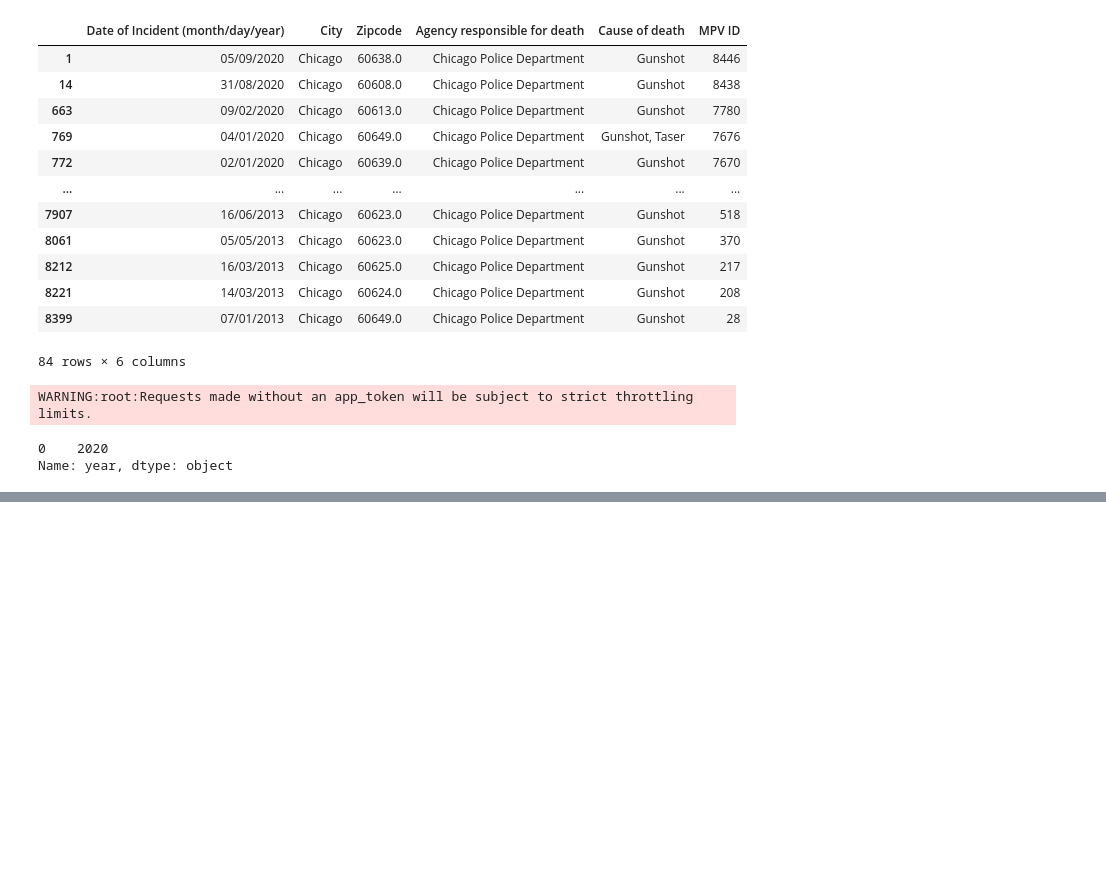
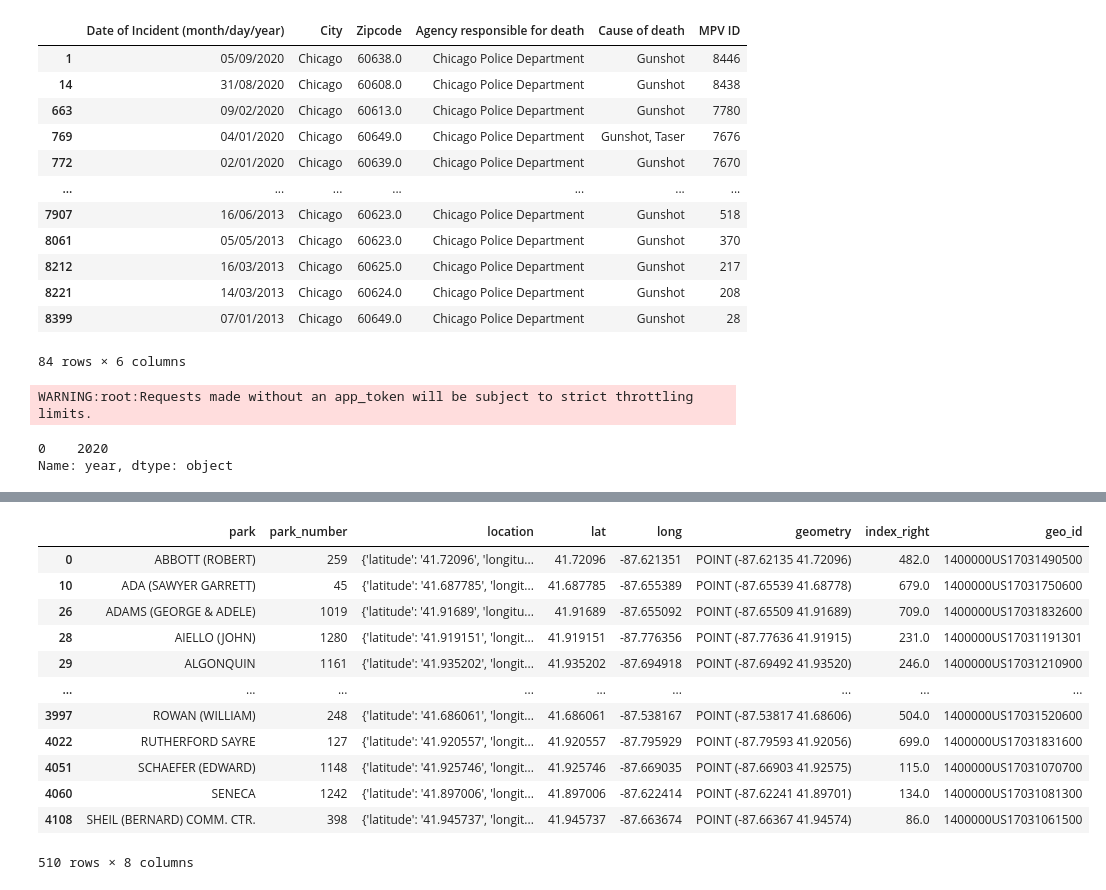
Before and after one commit to mihirbhaskar/chicago-complaints, a Jupyter notebook: additional predictors_Chicago open data.ipynb, the cells around one changed output, grey strips where cells are left out. Saved outputs shown, nothing was run; the diff lists cells and outputs as text; code cells hidden in the pictures; blank space fills up the shorter version.

```diff
--- a/additional predictors_Chicago open data.ipynb
+++ b/additional predictors_Chicago open data.ipynb
@@ -356,0 +389,21 @@ Name: year, dtype: object
+# %%
+gdf_parks = gpd.GeoDataFrame(
+    parks, geometry=gpd.points_from_xy(parks.long, parks.lat), crs = 'epsg:4326')
+
+parks_acs = gpd.sjoin(gdf_parks, gdf_acs[['geo_id','geometry']], how='left' )
+
+parks_acs
+# %% [output]
+|  | park | park_number | location | lat | long | geometry | index_right | geo_id |
+| 0 | ABBOTT (ROBERT) | 259 | {'latitude': '41.72096', 'longitu... | 41.72096 | -87.621351 | POINT (-87.62135 41.72096) | 482.0 | 1400000US17031490500 |
+| 10 | ADA (SAWYER GARRETT) | 45 | {'latitude': '41.687785', 'longit... | 41.687785 | -87.655389 | POINT (-87.65539 41.68778) | 679.0 | 1400000US17031750600 |
+| 26 | ADAMS (GEORGE & ADELE) | 1019 | {'latitude': '41.91689', 'longitu... | 41.91689 | -87.655092 | POINT (-87.65509 41.91689) | 709.0 | 1400000US17031832600 |
+| 28 | AIELLO (JOHN) | 1280 | {'latitude': '41.919151', 'longit... | 41.919151 | -87.776356 | POINT (-87.77636 41.91915) | 231.0 | 1400000US17031191301 |
+| 29 | ALGONQUIN | 1161 | {'latitude': '41.935202', 'longit... | 41.935202 | -87.694918 | POINT (-87.69492 41.93520) | 246.0 | 1400000US17031210900 |
+| ... | ... | ... | ... | ... | ... | ... | ... | ... |
+| 3997 | ROWAN (WILLIAM) | 248 | {'latitude': '41.686061', 'longit... | 41.686061 | -87.538167 | POINT (-87.53817 41.68606) | 504.0 | 1400000US17031520600 |
+| 4022 | RUTHERFORD SAYRE | 127 | {'latitude': '41.920557', 'longit... | 41.920557 | -87.795929 | POINT (-87.79593 41.92056) | 699.0 | 1400000US17031831600 |
+| 4051 | SCHAEFER (EDWARD) | 1148 | {'latitude': '41.925746', 'longit... | 41.925746 | -87.669035 | POINT (-87.66903 41.92575) | 115.0 | 1400000US17031070700 |
+| 4060 | SENECA | 1242 | {'latitude': '41.897006', 'longit... | 41.897006 | -87.622414 | POINT (-87.62241 41.89701) | 134.0 | 1400000US17031081300 |
+| 4108 | SHEIL (BERNARD) COMM. CTR. | 398 | {'latitude': '41.945737', 'longit... | 41.945737 | -87.663674 | POINT (-87.66367 41.94574) | 86.0 | 1400000US17031061500 |
+510 rows × 8 columns
```
Also changed, not shown: parts of 5 cells of this notebook.
